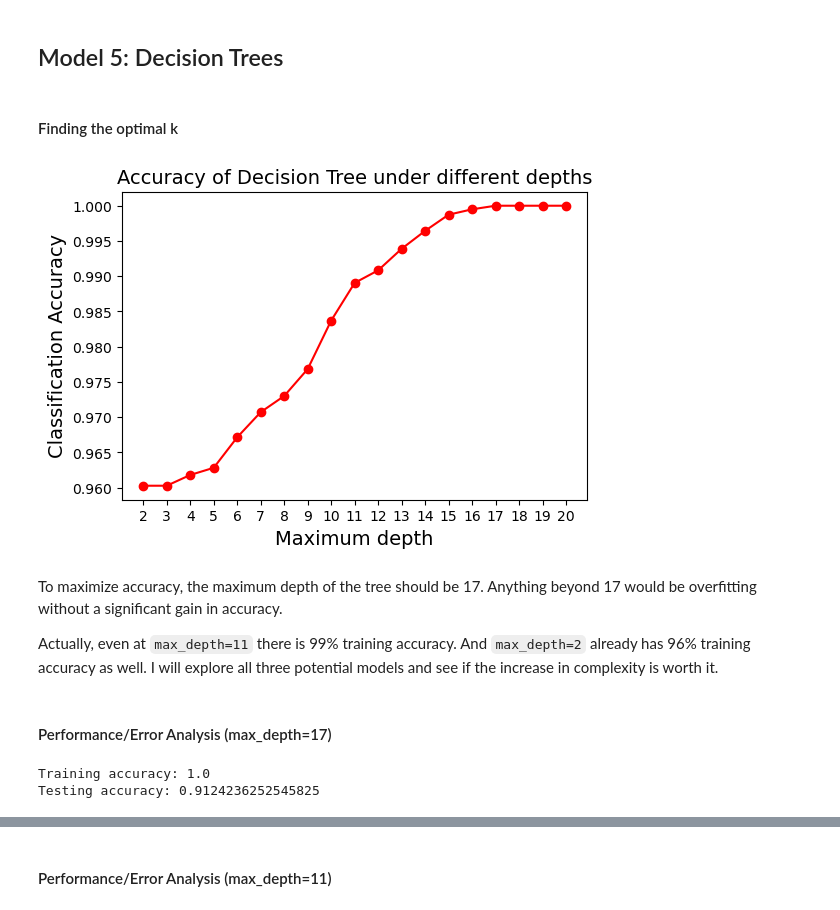
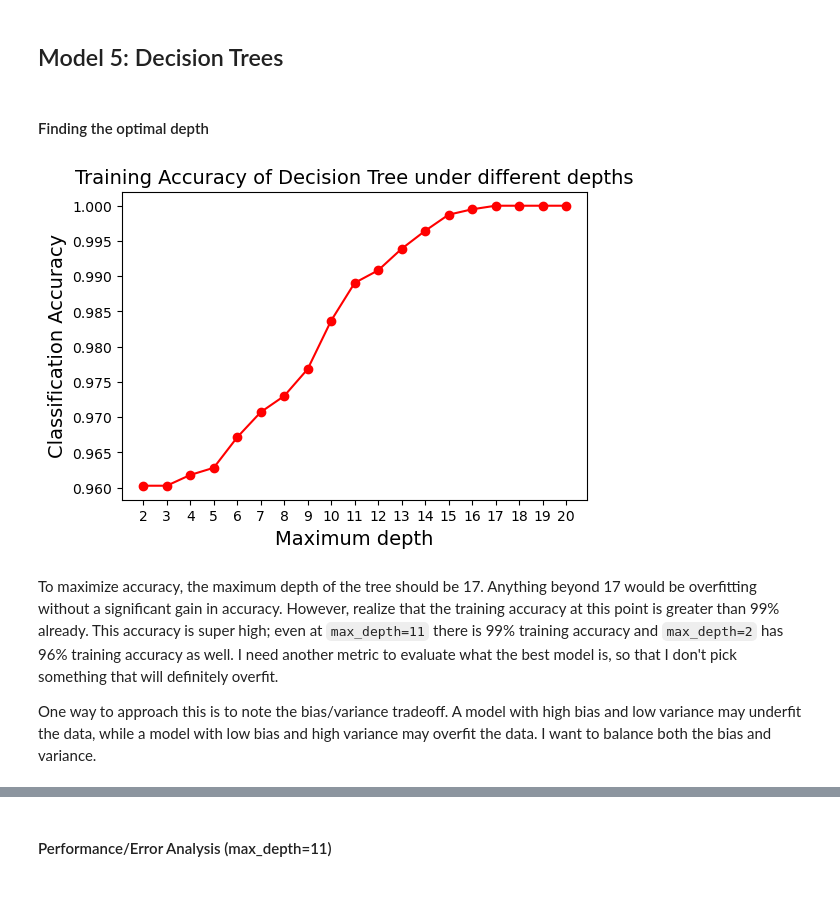
Before and after one commit to kary5678/INDE-577, a Jupyter notebook: supervised-learning/class_exercise_3-31/stroke_classifier.ipynb, the cells around one changed output, grey strips where cells are left out. Cells and saved outputs as stored; diff of their text form; code cells hidden in the pictures.

```diff
--- a/supervised-learning/class_exercise_3-31/stroke_classifier.ipynb
+++ b/supervised-learning/class_exercise_3-31/stroke_classifier.ipynb
@@ -287,39 +288,26 @@ plt.show()
 # %% [markdown]
 ## Model 5: Decision Trees
 # %% [markdown]
-#### Finding the optimal k
+#### Finding the optimal depth
 # %%
+# Obtain the accuracy for a range of depths for plotting
 tree_accuracy = []
 possible_depth = range(2, 21)
 for d in possible_depth:
-    decision_tree = DecisionTreeClassifier(max_depth = d, random_state = 42)
-    decision_tree.fit(X_train, y_train)
-    tree_accuracy.append(decision_tree.score(X_train, y_train))
+    tree_model = DecisionTreeClassifier(max_depth = d, random_state = 42)
+    tree_model.fit(X_train, y_train)
+    tree_accuracy.append(tree_model.score(X_train, y_train))
 # %%
 plt.figure(figsize = (6, 4))
 plt.plot(possible_depth, tree_accuracy, color = 'red', marker = "o")
-plt.title("Accuracy of Decision Tree under different depths", fontsize = 14)
+plt.title("Training Accuracy of Decision Tree under different depths", fontsize = 14)
 plt.xlabel('Maximum depth', fontsize = 14)
 plt.ylabel('Classification Accuracy', fontsize = 14)
 plt.xticks(possible_depth)
 plt.show()
 # %% [output]
-[figure, old version]
+[figure, new version]
 # %% [markdown]
-To maximize accuracy, the maximum depth of the tree should be 17. Anything beyond 17 would be overfitting without a significant gain in accuracy.
+To maximize accuracy, the maximum depth of the tree should be 17. Anything beyond 17 would be overfitting without a significant gain in accuracy. However, realize that the training accuracy at this point is greater than 99% already. This accuracy is super high; even at `max_depth=11` there is 99% training accuracy and `max_depth=2` has 96% training accuracy as well. I need another metric to evaluate what the best model is, so that I don't pick something that will definitely overfit.
 
-Actually, even at `max_depth=11` there is 99% training accuracy. And `max_depth=2` already has 96% training accuracy as well. I will explore all three potential models and see if the increase in complexity is worth it.
+One way to approach this is to note the bias/variance tradeoff. A model with high bias and low variance may underfit the data, while a model with low bias and high variance may overfit the data. I want to balance both the bias and variance.
-# %% [markdown]
-#### Performance/Error Analysis (max_depth=17)
-# %%
-decision_tree17 = DecisionTreeClassifier(max_depth = 17, random_state = 42)
-decision_tree17.fit(X_train, y_train)
-
-# from sklearn.tree import plot_tree
-# Would be good to display the actual tree but this one is too large
-
-print("Training accuracy:", decision_tree17.score(X_train, y_train))
-print("Testing accuracy:", decision_tree17.score(X_test, y_test))
-# %% [output]
-Training accuracy: 1.0
-Testing accuracy: 0.9124236252545825
```
Also changed, not shown: parts of 63 cells of this notebook.
